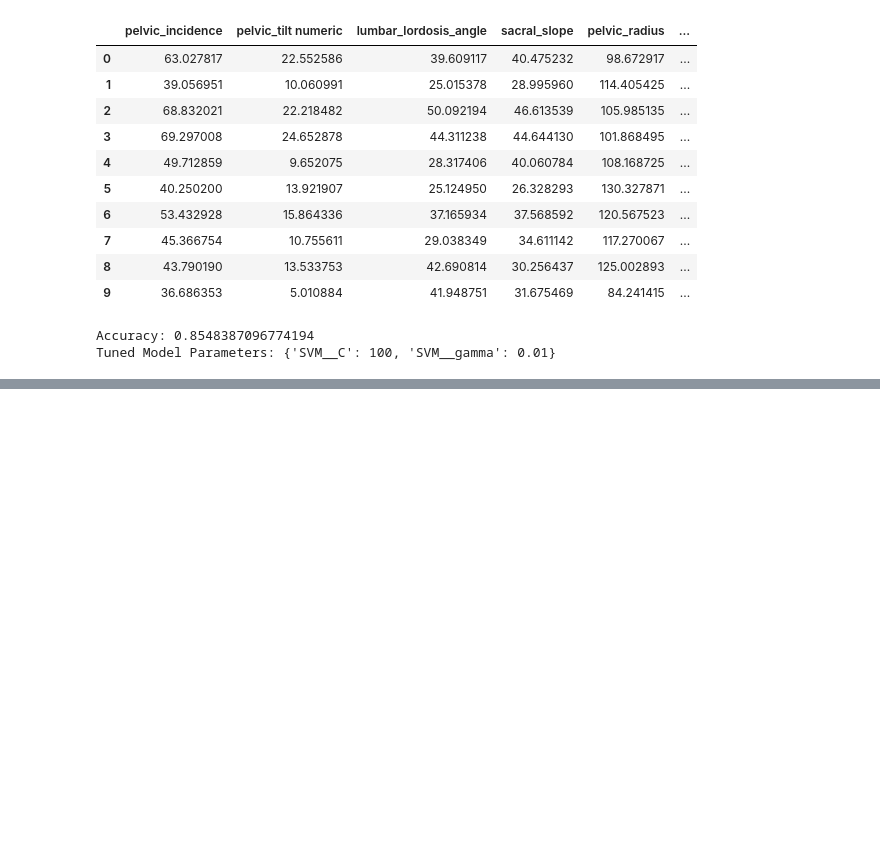
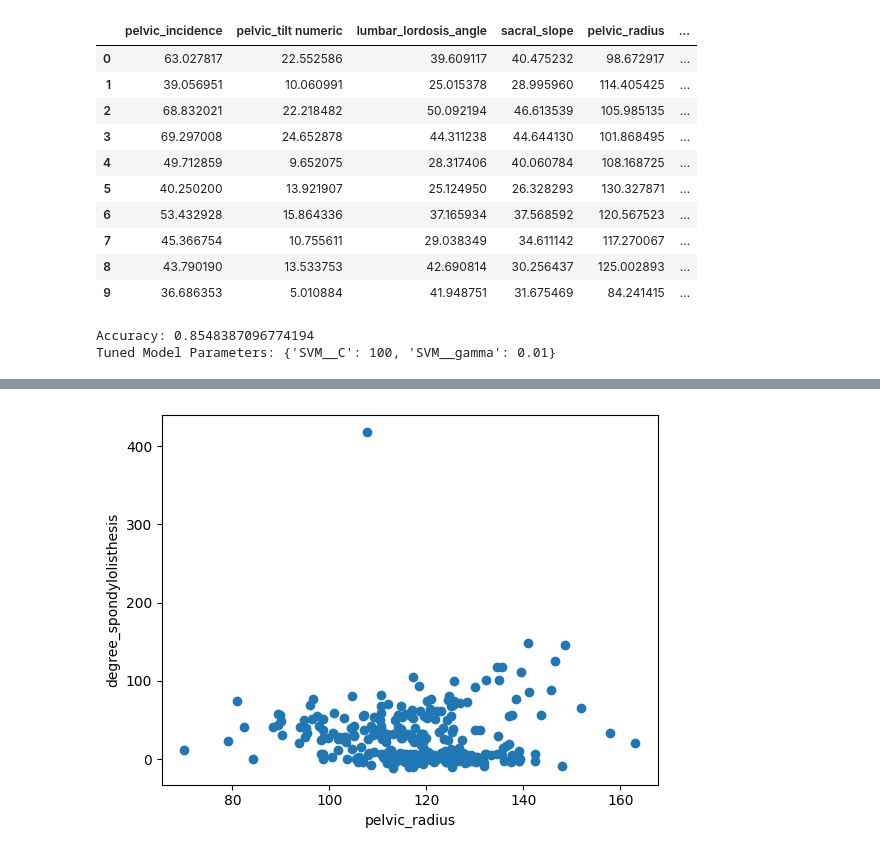
Before and after one commit to MonitSharma/reinforcement-learning-algorithms, a Jupyter notebook: prerequisite/machine_learning.ipynb, the cells around one changed output, grey strips where cells are left out. Cells and saved outputs as stored; diff of their text form; code cells hidden in the pictures; blank space fills up the shorter version.

```diff
--- a/prerequisite/machine_learning.ipynb
+++ b/prerequisite/machine_learning.ipynb
@@ -852,0 +884,7 @@ Tuned Model Parameters: {'SVM__C': 100, 'SVM__gamma': 0.01}
+# %%
+plt.scatter(data['pelvic_radius'],data['degree_spondylolisthesis'])
+plt.xlabel('pelvic_radius')
+plt.ylabel('degree_spondylolisthesis')
+plt.show()
+# %% [output]
+[figure, added]
```
Also changed, not shown: parts of 23 cells of this notebook, 3 other files.
